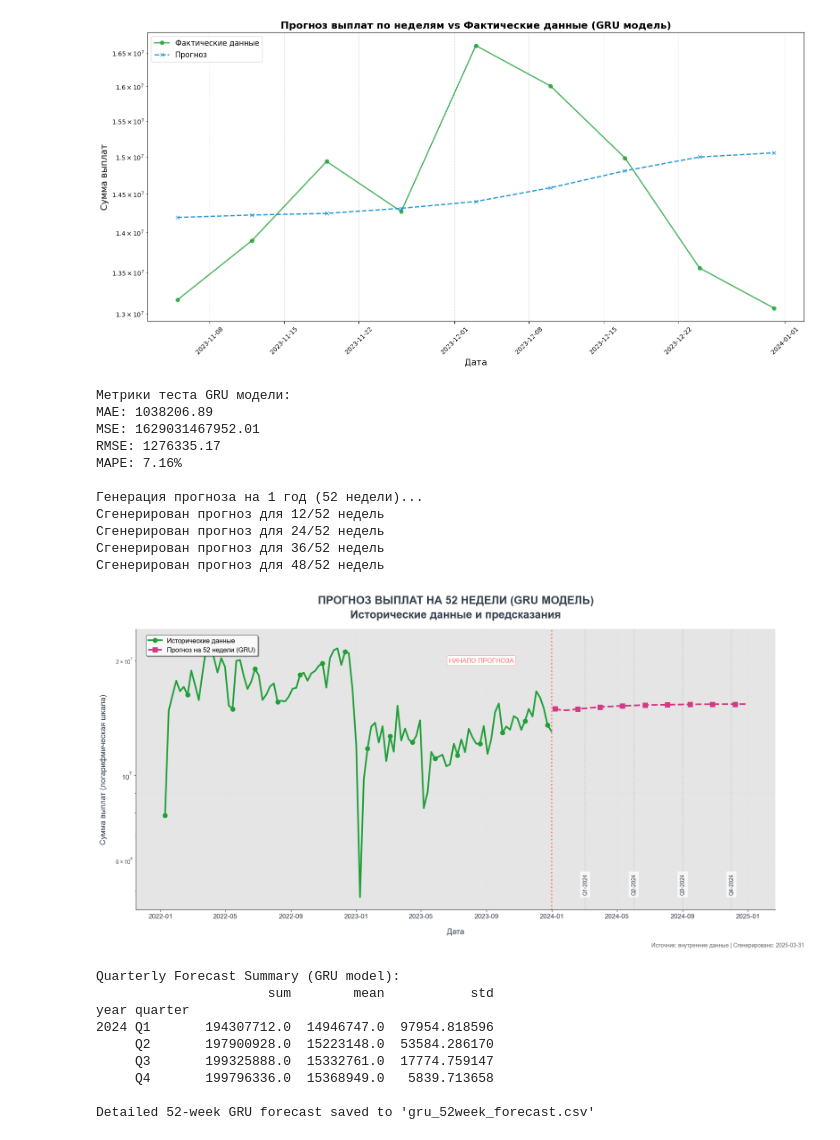
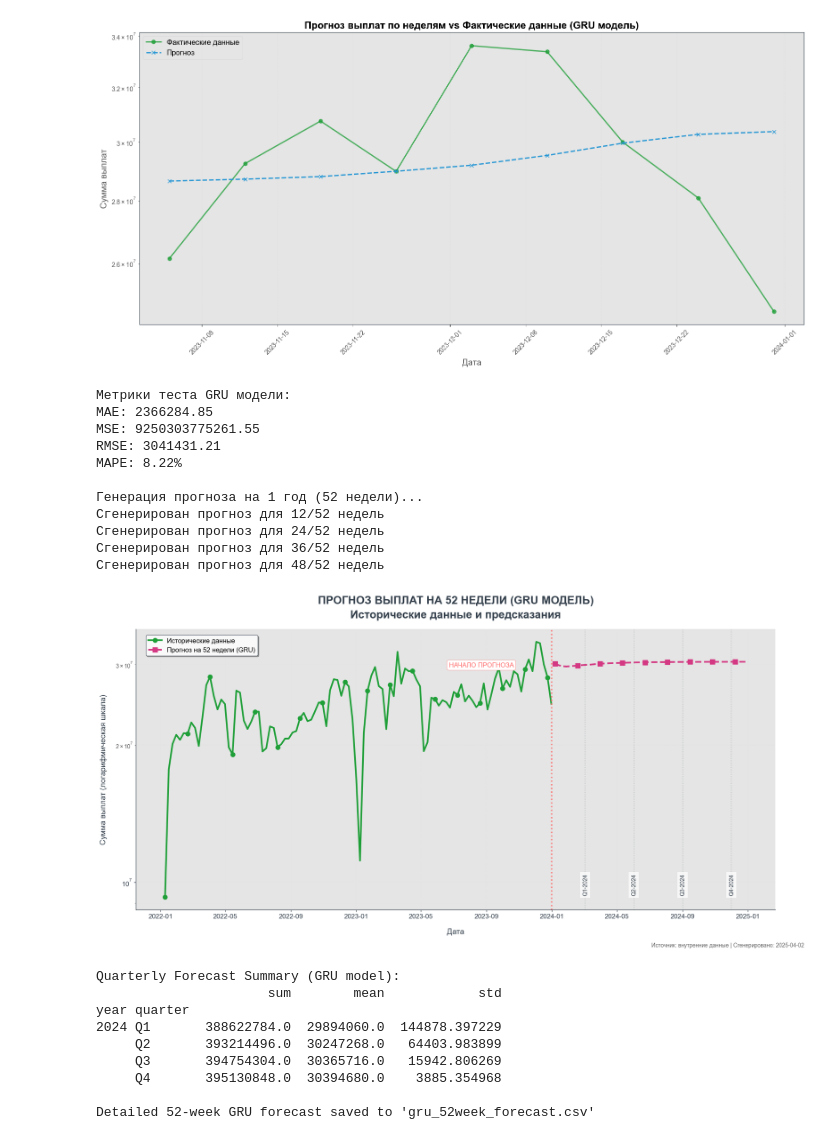
Before and after one commit to MaximIgitov/cup_it_25, a Jupyter notebook: hypotheses/h6_gru.ipynb, the cells around one changed output. Cells and saved outputs as stored; diff of their text form; code cells hidden in the pictures.

```diff
--- a/hypotheses/h6_gru.ipynb
+++ b/hypotheses/h6_gru.ipynb
@@ -13,7 +13,7 @@ from sklearn.metrics import mean_absolute_error, mean_squared_error
 
 # 1. Load and prepare data
 print("1. Loading and preparing data...")
-data = pd.read_csv(r"D:\repositories\cup_it_25\CupIT_Sber_data.csv", delimiter=";")
+data = pd.read_csv(r"D:\repositories\cup_it_25\CupIT_Sber_data.csv", delimiter=";", decimal=',')
 
 data['service_amount_net'] = pd.to_numeric(data['service_amount_net'], errors='coerce')
 data['service_date'] = pd.to_datetime(data['service_date'])
@@ -258,23 +258,23 @@ Epoch 4/150
-[figure, old version]
+[figure, new version]
 Метрики теста GRU модели:
-MAE: 1038206.89
-MSE: 1629031467952.01
-RMSE: 1276335.17
-MAPE: 7.16%
+MAE: 2366284.85
+MSE: 9250303775261.55
+RMSE: 3041431.21
+MAPE: 8.22%
 
 Генерация прогноза на 1 год (52 недели)...
 Сгенерирован прогноз для 12/52 недель
 Сгенерирован прогноз для 24/52 недель
 Сгенерирован прогноз для 36/52 недель
 Сгенерирован прогноз для 48/52 недель
-[figure, old version]
+[figure, new version]
 Quarterly Forecast Summary (GRU model):
-                      sum        mean           std
+                      sum        mean            std
 year quarter
-2024 Q1       194307712.0  14946747.0  97954.818596
-     Q2       197900928.0  15223148.0  53584.286170
-     Q3       199325888.0  15332761.0  17774.759147
-     Q4       199796336.0  15368949.0   5839.713658
+2024 Q1       388622784.0  29894060.0  144878.397229
+     Q2       393214496.0  30247268.0   64403.983899
+     Q3       394754304.0  30365716.0   15942.806269
+     Q4       395130848.0  30394680.0    3885.354968
 
 Detailed 52-week GRU forecast saved to 'gru_52week_forecast.csv'
 # %%
```
Also changed, not shown: parts of 2 cells of this notebook, 15 other files.
